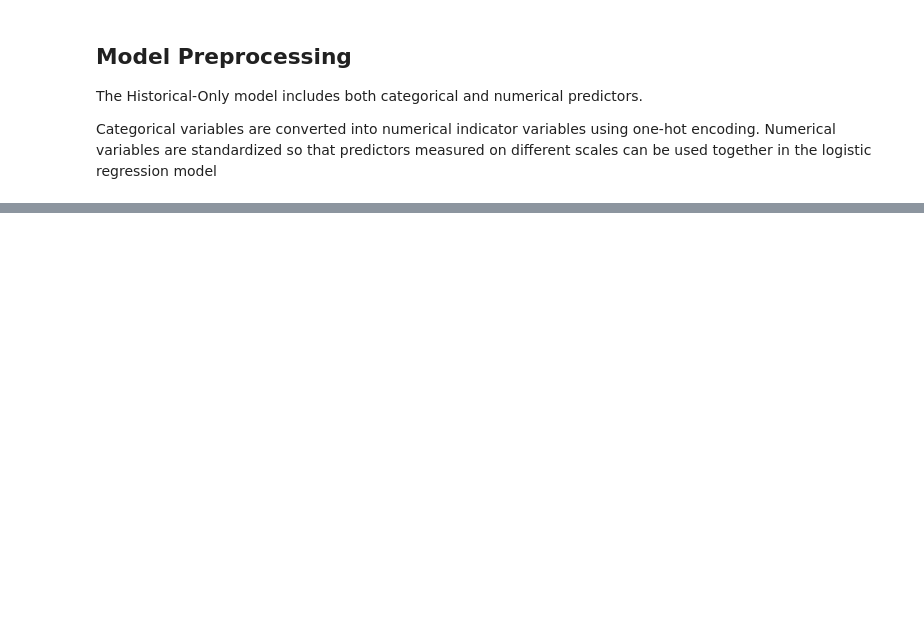
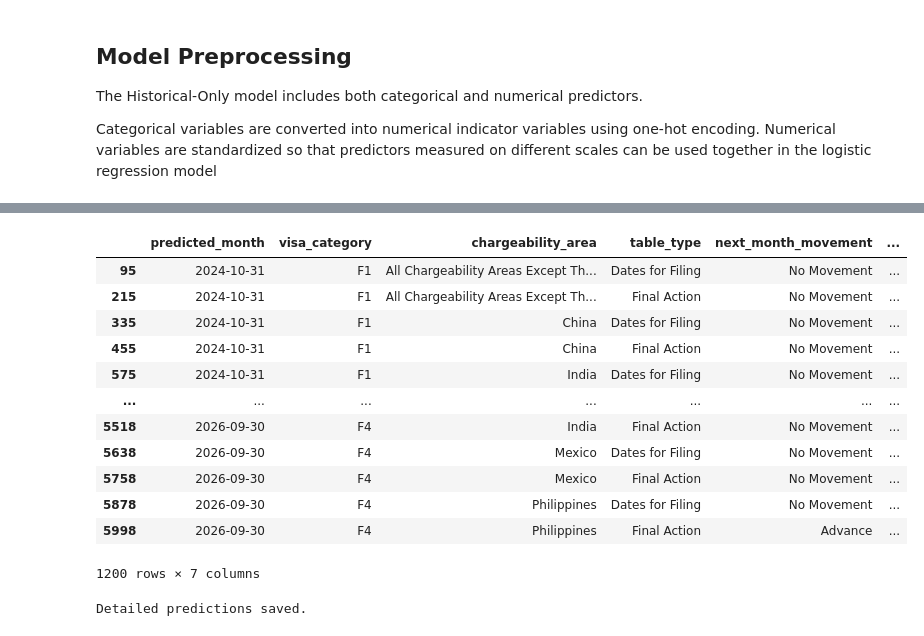
Before and after one commit to stak-k/visa-bulletin-project, a Jupyter notebook: notebooks/07_q3_prediction_model.ipynb, the cells around one changed output, grey strips where cells are left out. Drawn from its saved outputs; the diff is of its cells as text; code cells hidden in the pictures; blank space fills up the shorter version.

```diff
--- a/notebooks/07_q3_prediction_model.ipynb
+++ b/notebooks/07_q3_prediction_model.ipynb
@@ -233,0 +395,48 @@ numeric_features = [
+# %%
+# Review each prediction by month, visa category, chargeability area, and table type
+
+detailed_predictions = prediction_results[
+    [
+        "predicted_month",
+        "visa_category",
+        "chargeability_area",
+        "table_type",
+        "next_month_movement",
+        "predicted_next_month_movement",
+        "correct_prediction"
+    ]
+].sort_values(
+    by=[
+        "predicted_month",
+        "visa_category",
+        "chargeability_area",
+        "table_type"
+    ]
+)
+
+detailed_predictions
+# %% [output]
+|  | predicted_month | visa_category | chargeability_area | table_type | next_month_movement | ... |
+| 95 | 2024-10-31 | F1 | All Chargeability Areas Except Th... | Dates for Filing | No Movement | ... |
+| 215 | 2024-10-31 | F1 | All Chargeability Areas Except Th... | Final Action | No Movement | ... |
+| 335 | 2024-10-31 | F1 | China | Dates for Filing | No Movement | ... |
+| 455 | 2024-10-31 | F1 | China | Final Action | No Movement | ... |
+| 575 | 2024-10-31 | F1 | India | Dates for Filing | No Movement | ... |
+| ... | ... | ... | ... | ... | ... | ... |
+| 5518 | 2026-09-30 | F4 | India | Final Action | No Movement | ... |
+| 5638 | 2026-09-30 | F4 | Mexico | Dates for Filing | No Movement | ... |
+| 5758 | 2026-09-30 | F4 | Mexico | Final Action | No Movement | ... |
+| 5878 | 2026-09-30 | F4 | Philippines | Dates for Filing | No Movement | ... |
+| 5998 | 2026-09-30 | F4 | Philippines | Final Action | Advance | ... |
+1200 rows × 7 columns
+# %%
+# Save individual prediction results as a CSV file
+
+detailed_predictions.to_csv(
+    "../data/processed/q3_detailed_predictions.csv",
+    index=False
+)
+
+print("Detailed predictions saved.")
+# %% [output]
+Detailed predictions saved.
```
Also changed, not shown: parts of 19 cells of this notebook, 2 other files.
